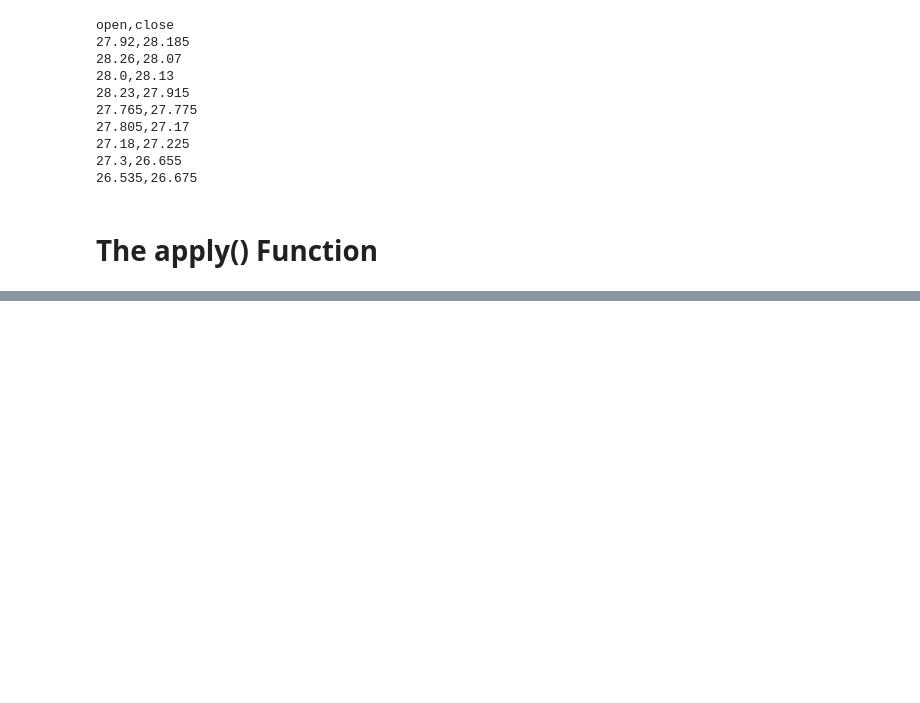
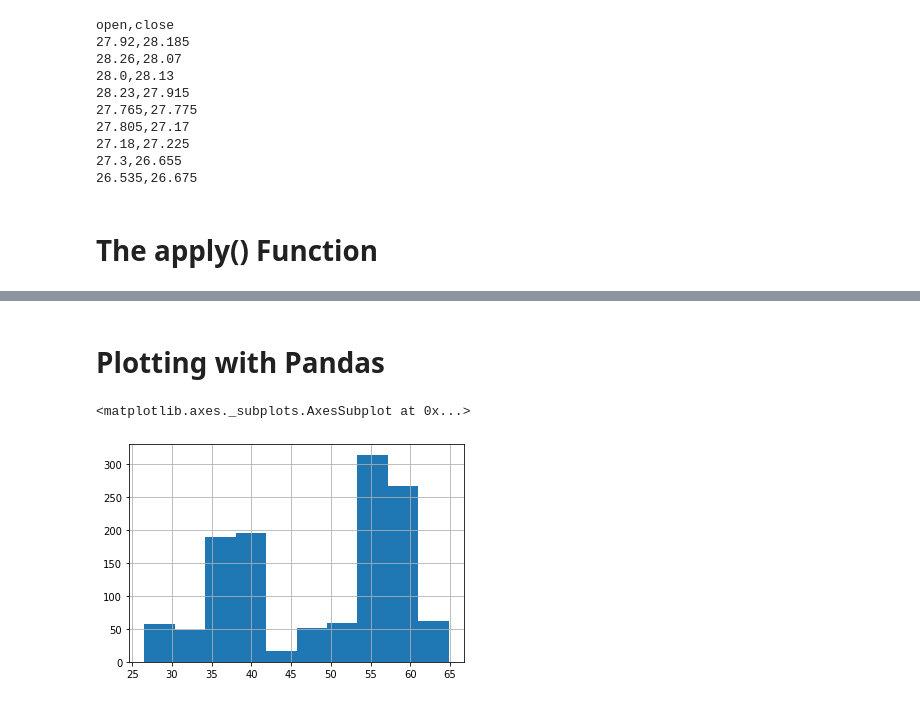
Before and after one commit to zulfanandria/Deep-Learning-Prerequisites, a Jupyter notebook: Pandas.ipynb, the cells around one changed output, grey strips where cells are left out. Drawn from its saved outputs; the diff is of its cells as text; code cells hidden in the pictures; blank space fills up the shorter version.

```diff
--- a/Pandas.ipynb
+++ b/Pandas.ipynb
@@ -285,0 +304,7 @@ open,close
+# %% [markdown]
+# Plotting with Pandas
+# %%
+df['open'].hist()
+# %% [output]
+<matplotlib.axes._subplots.AxesSubplot at 0x...>
+[figure, added]
```
Also changed, not shown: parts of 5 cells of this notebook.
